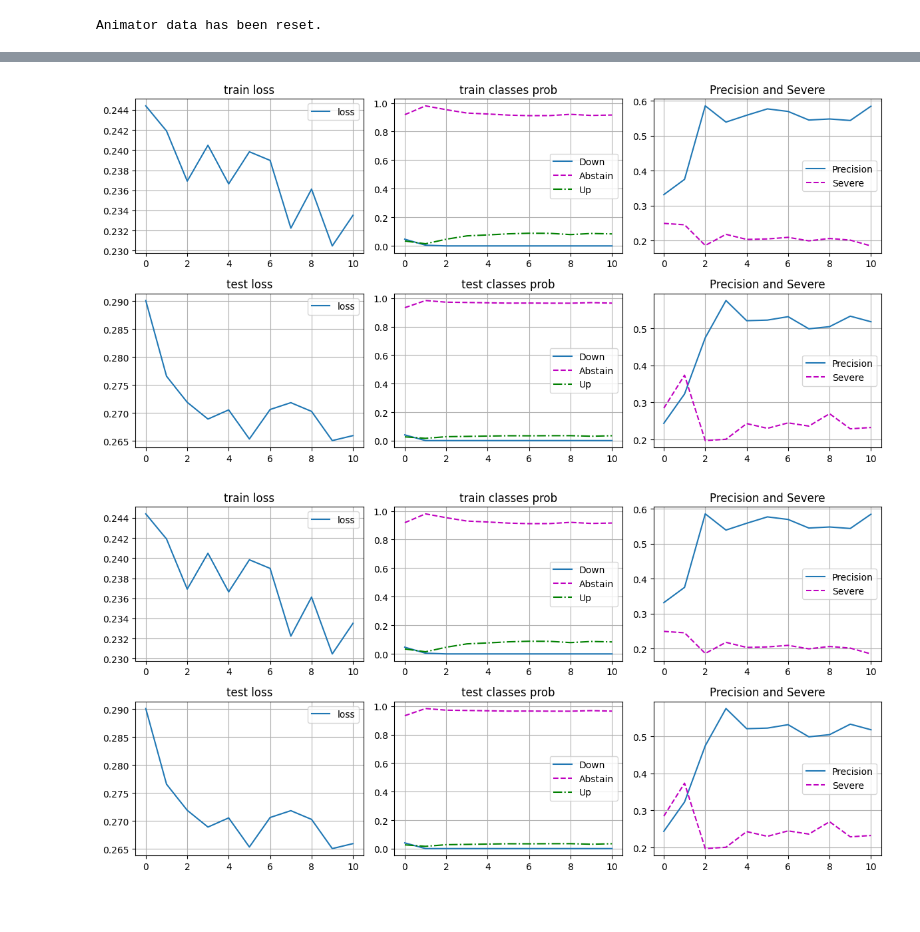
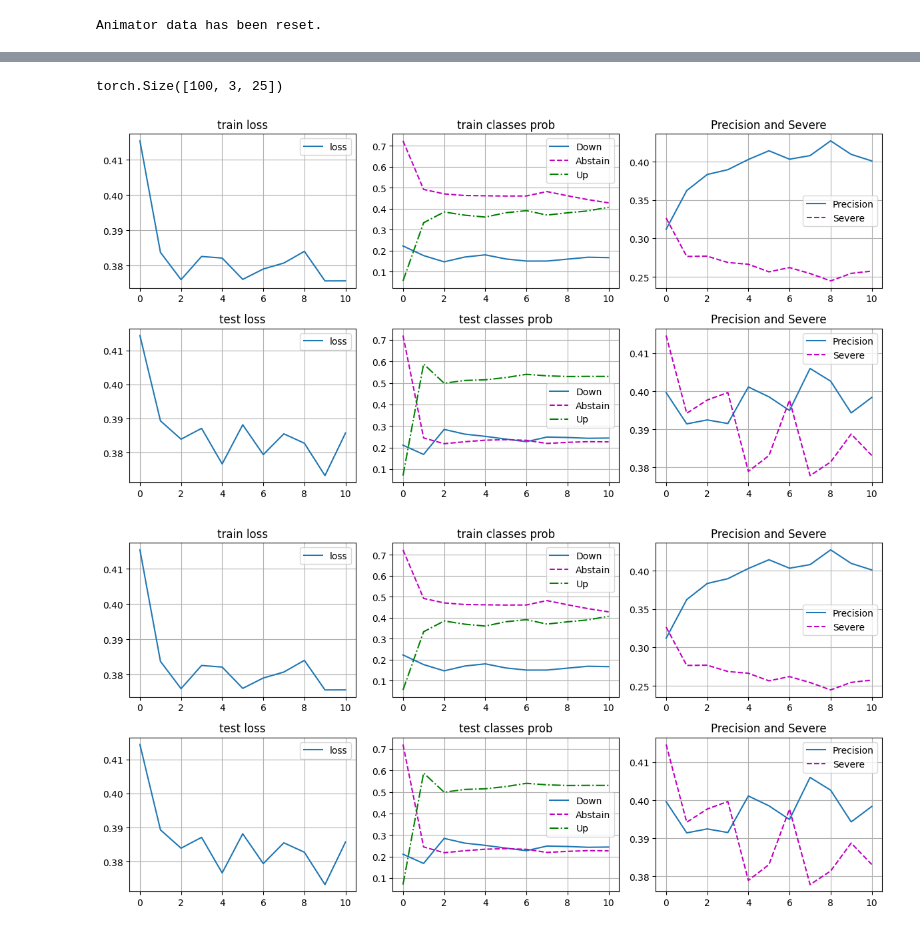
Before and after one commit to FerdinandEoverm/Index_Future_Prediction, a Jupyter notebook: Patch_LSTM.ipynb, the cells around one changed output, grey strips where cells are left out. Drawn from its saved outputs; the diff is of its cells as text; code cells hidden in the pictures; blank space fills up the shorter version.

```diff
--- a/Patch_LSTM.ipynb
+++ b/Patch_LSTM.ipynb
@@ -126,0 +140,6 @@ Animator data has been reset.
+# %%
+x = torch.arange(0,140, dtype = torch.float32)
+x = x.reshape(7,4,5)
+x
+pin = PriceInstanceNorm()
+pin(x)
@@ -127,23 +183,42 @@ Animator data has been reset.
+# %%
+ss = SimplePatch(patch_size = 5)
+x = torch.zeros(size = (100,17,5))
+ss(x).shape
+# %% [output]
+torch.Size([100, 3, 25])
 # %%
-class Baseline_LSTM(nn.Module):
+class Patch_LSTM(nn.Module):
     """循环神经网络模型"""
-    def __init__(self, input_size, hidden_size, num_layers, dropout, **kwargs):
-        super(Baseline_LSTM, self).__init__(**kwargs)
+    def __init__(self, input_size, hidden_size, num_layers, dropout, patch_size):
+        super().__init__()
         self.device = 'cuda:0'
-        self.process = nn.LSTM(
-            input_size = input_size,
+        self.patch = SimplePatch(patch_size = patch_size)
+        self.process = nn.GRU(
+            input_size = input_size * patch_size,
             hidden_size = hidden_size,
             num_layers = num_layers,
             dropout = dropout,
             batch_first = True,
             # nonlinearity='relu',
         )
-        self.output = HybridDecoder(dim_state = hidden_size, init_prob = [0.0,0.1,0.0])
+        self.regularization = nn.Sequential(nn.Flatten(),nn.Dropout(dropout))
+        self.output = HybridDecoder(dim_state = hidden_size, init_prob = [0.0,0.5,0.0])
 
     def forward(self, x):
-        random_drop = np.random.randint(0, seq_len//2)
-        x = x[:,random_drop:,:] #为了提升模型的泛化能力，我们每次输入都随机舍弃一部分前端的序列
-        return self.output(self.process(x)[0][:,-1,:])
+
+        #为了提升模型的泛化能力，我们每次输入都随机舍弃一部分前端的序列
+        if self.training:
+            seq_len = x.shape[1]
+            random_drop = np.random.randint(0, seq_len//2)
+            x = x[:,random_drop:,:]
+
+        # patch
+        x = self.patch(x)
+
+        # lstm
+        x = self.process(x)[0][:,-1,:]
+
+        return self.output(x)
 # %%
 result = np.zeros(shape = (10, len(assets_list), 4))
 
@@ -153,37 +228,37 @@ for i in range(10):
 
     for j in range(len(assets_list)):
         code = assets_list[j]
         train_set_2, validation_set_2, test_set_2 = get_data_set([code], validation_start, test_start, test_end, seq_len, pred_len, threshold_ratio)
 
-        model = Baseline_LSTM(input_size = 5, hidden_size = hidden_size, num_layers = num_layers, dropout = 0.5).to('cuda:0')
-        loss_fn = HybridLoss(alpha = 1e-3, delta = 1)
+        model = Patch_LSTM(input_size = 5, hidden_size = hidden_size, num_layers = num_layers, dropout = 0.5, patch_size = 5).to('cuda:0')
+        loss_fn = HybridLoss(alpha = 1e-1, delta = 1)
         optimizer = torch.optim.AdamW(model.parameters(), lr=1e-3, weight_decay = 1e-1)
         scheduler = lr_scheduler.StepLR(optimizer, step_size=1, gamma=0.5)
         train = ModelTrain(model = model,
                         batch_size = 100,
                         train_set = train_set,
                         validation_set = validation_set,
                         test_set = test_set,
                         loss_fn = loss_fn,
                         optimizer = optimizer,
                         scheduler=scheduler,
                         recorder=recorder,
                         graph=animator,
                         )
 
         train.train_set = train_set_2
         train.validation_set = validation_set_2
 
         prediction, precision = train.epoch_train(epochs = 10, round = 100, early_stop = 10)
         result[i,j,0] = prediction
         result[i,j,1] = precision
 
         # prediction, precision = train.epoch_train(epochs = 10, round = 100, early_stop = 10)
         # result[i,j,2] = prediction
         # result[i,j,3] = precision
 # %% [output]
-[figure, old version]
+[figure, new version]
-[figure, old version]
+[figure, new version]
 # %%
 all_assets = pd.DataFrame({
     'stage_1_prediction': np.mean(result, axis = 0)[:,0],
```
Also changed, not shown: parts of 14 cells of this notebook, 4 other files.
